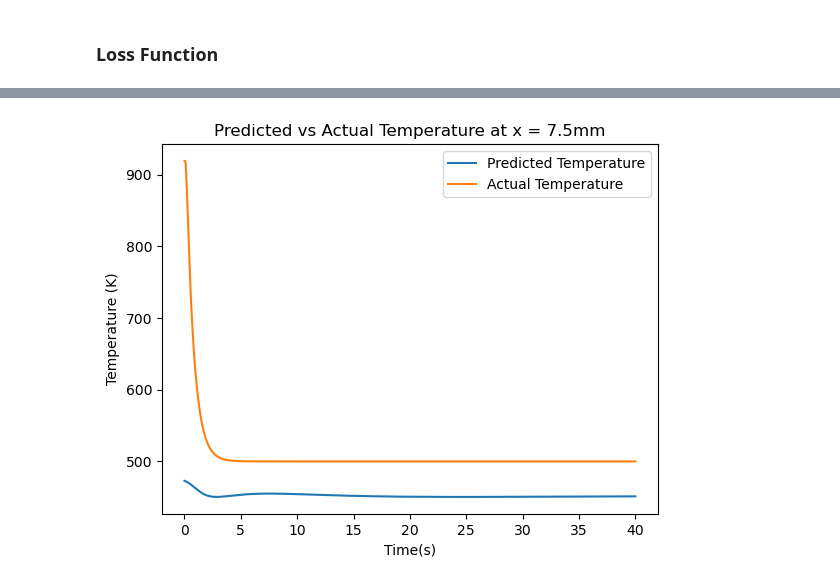
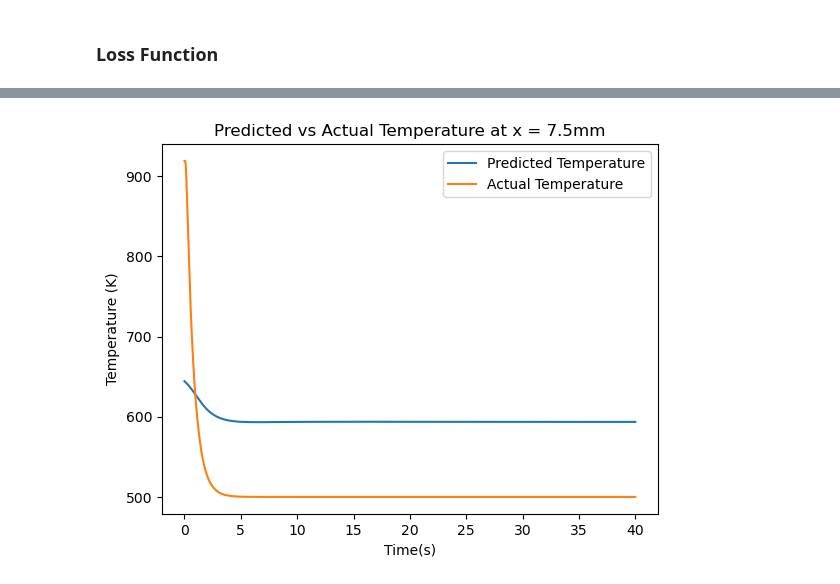
Before and after one commit to radhikrammohan/1D_HT_Pinn, a Jupyter notebook: Data-prep/PINN/Basic_training/1D_PINN.ipynb, the cells around one changed output, grey strips where cells are left out. Saved outputs shown, nothing was run; the diff lists cells and outputs as text; code cells hidden in the pictures.

```diff
--- a/Data-prep/PINN/Basic_training/1D_PINN.ipynb
+++ b/Data-prep/PINN/Basic_training/1D_PINN.ipynb
@@ -321,20 +321,20 @@ plt.show()
 # %%
 
 inp_data = torch.tensor(input_t).float().to(device) # Convert the inputs to a tensor
 temp_nn = model(inp_data[:,0].unsqueeze(1), inp_data[:,1].unsqueeze(1)).cpu().detach().numpy() # Get the predictions from the model
 
-temp_nn = invscaler(temp_nn,400.0,919.0) # Inverse transform the predictions
+temp_nn = invscaler(temp_nn,500.0,919.0) # Inverse transform the predictions
 temp_nn = temp_nn.reshape(num_steps, numpoints) # Reshape the predictions to a 2D array
 time_ss= np.linspace(0, 40.0, num_steps )
 
 plt.figure
 plt.plot(time_ss, temp_nn[:,25 ], label='Predicted Temperature')
 plt.plot(time_ss, tempfield[:,25], label='Actual Temperature')
 plt.xlabel('Time(s)')
 plt.ylabel('Temperature (K)')
 plt.yscale('linear')
 plt.title('Predicted vs Actual Temperature at x = 7.5mm')
 plt.legend()
 plt.show()
 # %% [output]
-[figure, old version]
+[figure, new version]
```
Also changed, not shown: parts of 3 cells of this notebook.
